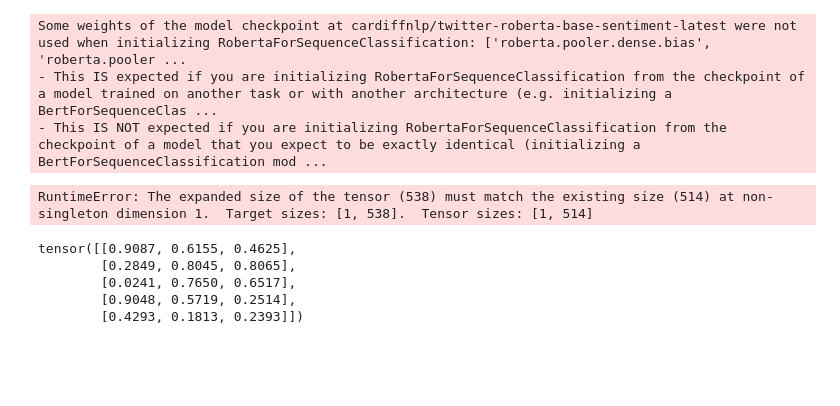
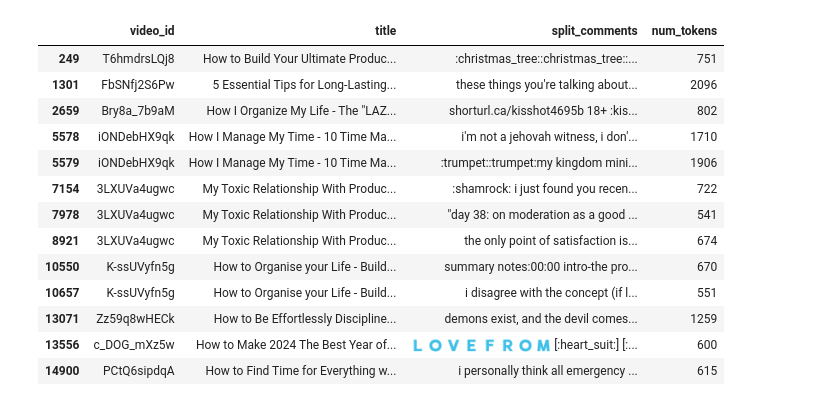
Before and after one commit to SiddhantG11/YouTube_Analysis, a Jupyter notebook: comments.ipynb, the cells around one changed output. Drawn from its saved outputs; the diff is of its cells as text; code cells hidden in the pictures; blank space fills up the shorter version.

Commit message:
cleaned dataset and added sentiment scores

```diff
--- a/comments.ipynb
+++ b/comments.ipynb
@@ -6,0 +185,2 @@ test = df['comments'][0][0:2000]
+# %%
+expanded_df.drop(columns='comments',axis=1,inplace=True)
@@ -12,23 +254,26 @@ import torch
-# %%
-from transformers import pipeline
-
-
-model_id = "cardiffnlp/twitter-roberta-base-sentiment-latest"
-
-classifier = pipeline("sentiment-analysis",model=model_id)
-classifier(test)
-# %% [output]
-Some weights of the model checkpoint at cardiffnlp/twitter-roberta-base-sentiment-latest were not used when initializing RobertaForSequenceClassification: ['roberta.pooler.dense.bias', 'roberta.pooler ...
-- This IS expected if you are initializing RobertaForSequenceClassification from the checkpoint of a model trained on another task or with another architecture (e.g. initializing a BertForSequenceClas ...
-- This IS NOT expected if you are initializing RobertaForSequenceClassification from the checkpoint of a model that you expect to be exactly identical (initializing a BertForSequenceClassification mod ...
-RuntimeError: The expanded size of the tensor (538) must match the existing size (514) at non-singleton dimension 1.  Target sizes: [1, 538].  Tensor sizes: [1, 514]
-# %%
-
-x = torch.rand(5, 3)
-print(x)
-# %% [output]
-tensor([[0.9087, 0.6155, 0.4625],
-        [0.2849, 0.8045, 0.8065],
-        [0.0241, 0.7650, 0.6517],
-        [0.9048, 0.5719, 0.2514],
-        [0.4293, 0.1813, 0.2393]])
+# %%
+tokenizer = AutoTokenizer.from_pretrained("cardiffnlp/twitter-roberta-base-sentiment-latest")
+# %%
+def get_num_tokens(comment):
+    tokens = tokenizer.tokenize(comment)
+    return len(tokens)
+# %%
+expanded_df['num_tokens'] = expanded_df['split_comments'].apply(get_num_tokens)
+# %%
+f = expanded_df['num_tokens'] >= 512
+expanded_df[f]
+# %% [output]
+|  | video_id | title | split_comments | num_tokens |
+| 249 | T6hmdrsLQj8 | How to Build Your Ultimate Produc... | :christmas_tree::christmas_tree::... | 751 |
+| 1301 | FbSNfj2S6Pw | 5 Essential Tips for Long-Lasting... | these things you're talking about... | 2096 |
+| 2659 | Bry8a_7b9aM | How I Organize My Life - The "LAZ... | shorturl.ca/kisshot4695b 18+ :kis... | 802 |
+| 5578 | iONDebHX9qk | How I Manage My Time - 10 Time Ma... | i'm not a jehovah witness, i don'... | 1710 |
+| 5579 | iONDebHX9qk | How I Manage My Time - 10 Time Ma... | :trumpet::trumpet:my kingdom mini... | 1906 |
+| 7154 | 3LXUVa4ugwc | My Toxic Relationship With Produc... | :shamrock: i just found you recen... | 722 |
+| 7978 | 3LXUVa4ugwc | My Toxic Relationship With Produc... | "day 38: on moderation as a good ... | 541 |
+| 8921 | 3LXUVa4ugwc | My Toxic Relationship With Produc... | the only point of satisfaction is... | 674 |
+| 10550 | K-ssUVyfn5g | How to Organise your Life - Build... | summary notes:00:00 intro-the pro... | 670 |
+| 10657 | K-ssUVyfn5g | How to Organise your Life - Build... | i disagree with the concept (if l... | 551 |
+| 13071 | Zz59q8wHECk | How to Be Effortlessly Discipline... | demons exist, and the devil comes... | 1259 |
+| 13556 | c_DOG_mXz5w | How to Make 2024 The Best Year of... | 🇱 🇴 🇻 🇪 🇫 🇷 🇴 🇲 [:heart_suit:] [:... | 600 |
+| 14900 | PCtQ6sipdqA | How to Find Time for Everything w... | i personally think all emergency ... | 615 |
```
Also changed, not shown: parts of 46 cells of this notebook, 3 other files.
